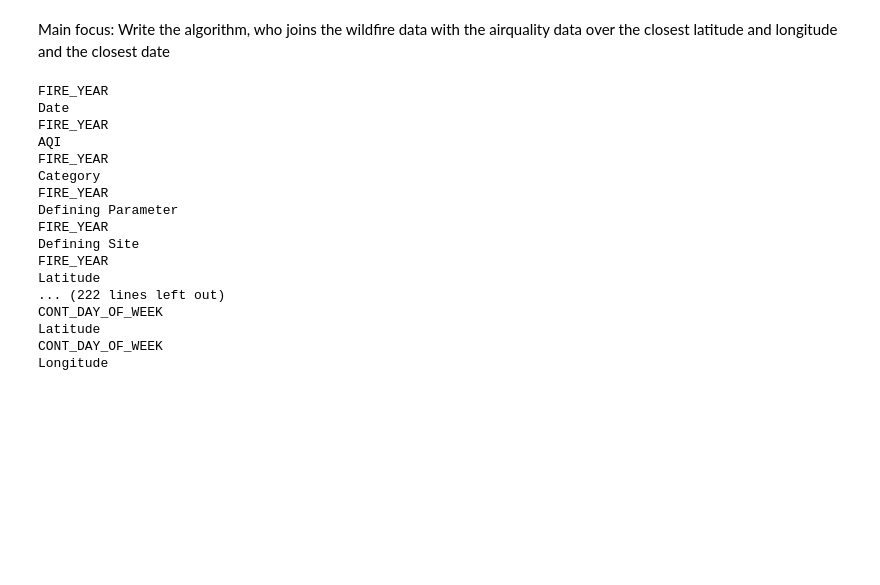
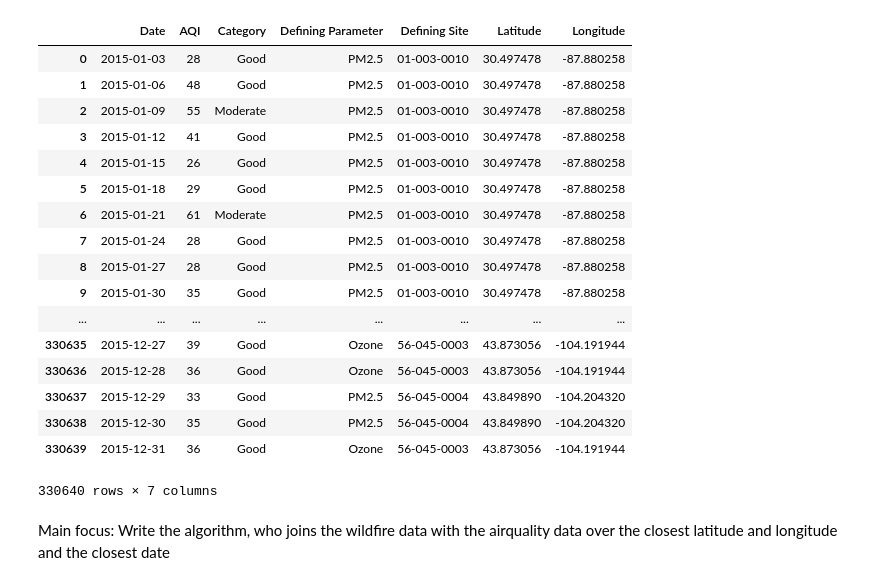
Before and after one commit to NVI/SmoGYEye, a Jupyter notebook: main.ipynb, the cells around one changed output. Drawn from its saved outputs; the diff is of its cells as text; code cells hidden in the pictures; blank space fills up the shorter version.

```diff
--- a/main.ipynb
+++ b/main.ipynb
@@ -110,35 +201,24 @@ a=model.predict(x_test)
+# %%
+aqi
+# %% [output]
+|  | Date | AQI | Category | Defining Parameter | Defining Site | Latitude | Longitude |
+| 0 | 2015-01-03 | 28 | Good | PM2.5 | 01-003-0010 | 30.497478 | -87.880258 |
+| 1 | 2015-01-06 | 48 | Good | PM2.5 | 01-003-0010 | 30.497478 | -87.880258 |
+| 2 | 2015-01-09 | 55 | Moderate | PM2.5 | 01-003-0010 | 30.497478 | -87.880258 |
+| 3 | 2015-01-12 | 41 | Good | PM2.5 | 01-003-0010 | 30.497478 | -87.880258 |
+| 4 | 2015-01-15 | 26 | Good | PM2.5 | 01-003-0010 | 30.497478 | -87.880258 |
+| 5 | 2015-01-18 | 29 | Good | PM2.5 | 01-003-0010 | 30.497478 | -87.880258 |
+| 6 | 2015-01-21 | 61 | Moderate | PM2.5 | 01-003-0010 | 30.497478 | -87.880258 |
+| 7 | 2015-01-24 | 28 | Good | PM2.5 | 01-003-0010 | 30.497478 | -87.880258 |
+| 8 | 2015-01-27 | 28 | Good | PM2.5 | 01-003-0010 | 30.497478 | -87.880258 |
+| 9 | 2015-01-30 | 35 | Good | PM2.5 | 01-003-0010 | 30.497478 | -87.880258 |
+| ... | ... | ... | ... | ... | ... | ... | ... |
+| 330635 | 2015-12-27 | 39 | Good | Ozone | 56-045-0003 | 43.873056 | -104.191944 |
+| 330636 | 2015-12-28 | 36 | Good | Ozone | 56-045-0003 | 43.873056 | -104.191944 |
+| 330637 | 2015-12-29 | 33 | Good | PM2.5 | 56-045-0004 | 43.849890 | -104.204320 |
+| 330638 | 2015-12-30 | 35 | Good | PM2.5 | 56-045-0004 | 43.849890 | -104.204320 |
+| 330639 | 2015-12-31 | 36 | Good | Ozone | 56-045-0003 | 43.873056 | -104.191944 |
+330640 rows × 7 columns
 # %% [markdown]
 Main focus:
 Write the algorithm, who joins the wildfire data with the airquality data over the closest latitude and longitude and the closest date
-# %%
-for line in df:
-    MinDistance=10000000000000
-    MinDistanceCloumn=None
-    #print(line)
-    for line2 in aqi:
-        print(line)
-        print(line2)
-        #Distance = (line['LATITUDE']-line2['LATITUDE'])^2 + (line['LONGITUDE']-line2['LONGITUDE'])^2
-        #if Distance < MinDistance:
-         #   MinDistance=Distance
-          #  MinDistanceColumn=line2
-    #a = line2.drop['LATITUDE','LONGITUDE']   #drop longitude,latitude from air_quality[line2.index]
-    #s=pd.Series()    #join line and a
-# %% [output]
-FIRE_YEAR
-Date
-FIRE_YEAR
-AQI
-FIRE_YEAR
-Category
-FIRE_YEAR
-Defining Parameter
-FIRE_YEAR
-Defining Site
-FIRE_YEAR
-Latitude
-... (222 lines left out)
-CONT_DAY_OF_WEEK
-Latitude
-CONT_DAY_OF_WEEK
-Longitude
```
Also changed, not shown: parts of 9 cells of this notebook.
